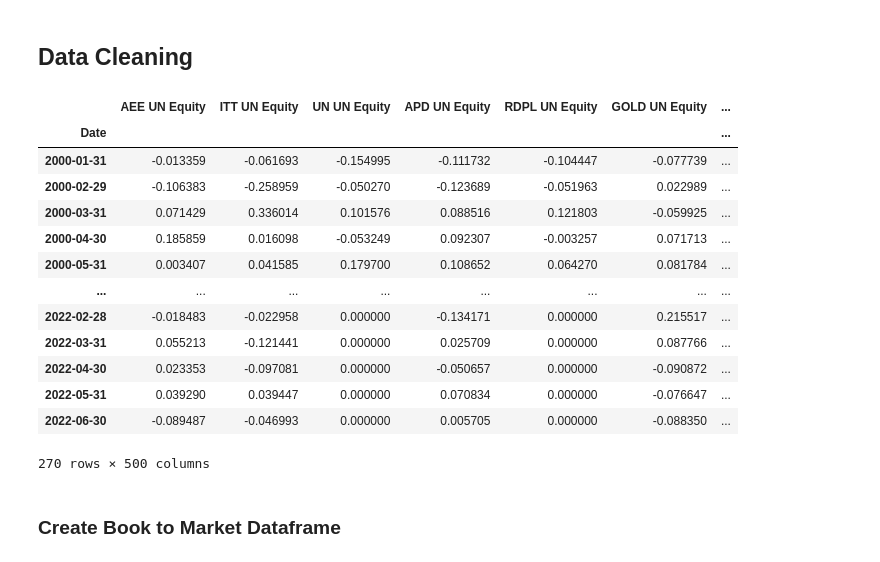
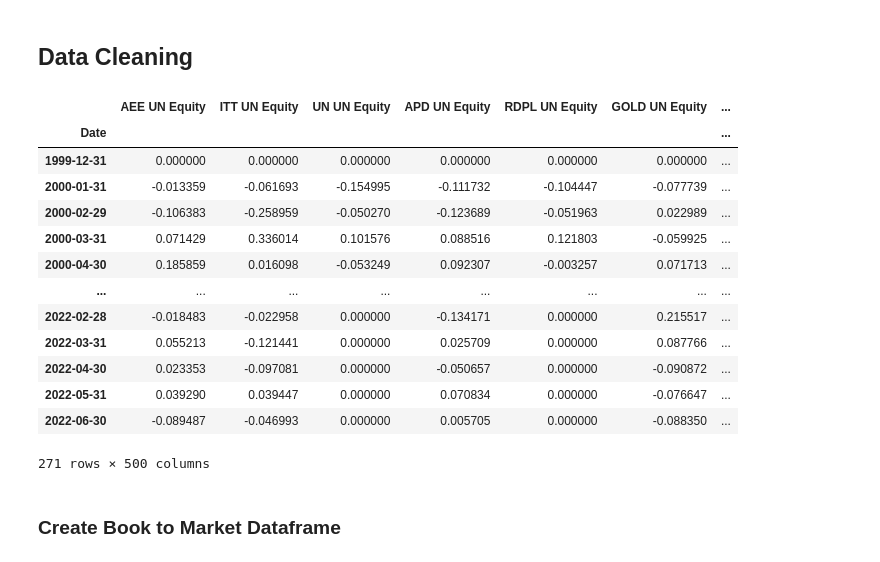
Before and after one commit to GuentherSteiner/Vitznau_2, a Jupyter notebook: 03_CarryTask/Value_monthly.ipynb, the cells around one changed output. Drawn from its saved outputs; the diff is of its cells as text; code cells hidden in the pictures.

```diff
--- a/03_CarryTask/Value_monthly.ipynb
+++ b/03_CarryTask/Value_monthly.ipynb
@@ -125,23 +125,23 @@ data_px_yly.set_index("Date", inplace=True) # set datetimeindex
 # Create monthly returns
 mtl_ret = data_px.pct_change(fill_method = None).resample("M").agg(lambda x: ((1+x).prod()-1)) # pct_change creates ordinary returns
 # %%
-mtl_ret = mtl_ret.loc["2000-01-31":"2022-06-30", :]
+mtl_ret = mtl_ret.loc["1999-12-31":"2022-06-30", :]
 mtl_ret
 # %% [output]
 |  | AEE UN Equity | ITT UN Equity | UN UN Equity | APD UN Equity | RDPL UN Equity | GOLD UN Equity | ... |
 | Date |  |  |  |  |  |  | ... |
+| 1999-12-31 | 0.000000 | 0.000000 | 0.000000 | 0.000000 | 0.000000 | 0.000000 | ... |
 | 2000-01-31 | -0.013359 | -0.061693 | -0.154995 | -0.111732 | -0.104447 | -0.077739 | ... |
 | 2000-02-29 | -0.106383 | -0.258959 | -0.050270 | -0.123689 | -0.051963 | 0.022989 | ... |
 | 2000-03-31 | 0.071429 | 0.336014 | 0.101576 | 0.088516 | 0.121803 | -0.059925 | ... |
 | 2000-04-30 | 0.185859 | 0.016098 | -0.053249 | 0.092307 | -0.003257 | 0.071713 | ... |
-| 2000-05-31 | 0.003407 | 0.041585 | 0.179700 | 0.108652 | 0.064270 | 0.081784 | ... |
 | ... | ... | ... | ... | ... | ... | ... | ... |
 | 2022-02-28 | -0.018483 | -0.022958 | 0.000000 | -0.134171 | 0.000000 | 0.215517 | ... |
 | 2022-03-31 | 0.055213 | -0.121441 | 0.000000 | 0.025709 | 0.000000 | 0.087766 | ... |
 | 2022-04-30 | 0.023353 | -0.097081 | 0.000000 | -0.050657 | 0.000000 | -0.090872 | ... |
 | 2022-05-31 | 0.039290 | 0.039447 | 0.000000 | 0.070834 | 0.000000 | -0.076647 | ... |
 | 2022-06-30 | -0.089487 | -0.046993 | 0.000000 | 0.005705 | 0.000000 | -0.088350 | ... |
-270 rows × 500 columns
+271 rows × 500 columns
 # %% [markdown]
 ### Create Book to Market Dataframe
 # %%
```
Also changed, not shown: parts of 10 cells of this notebook, 1 other file.
